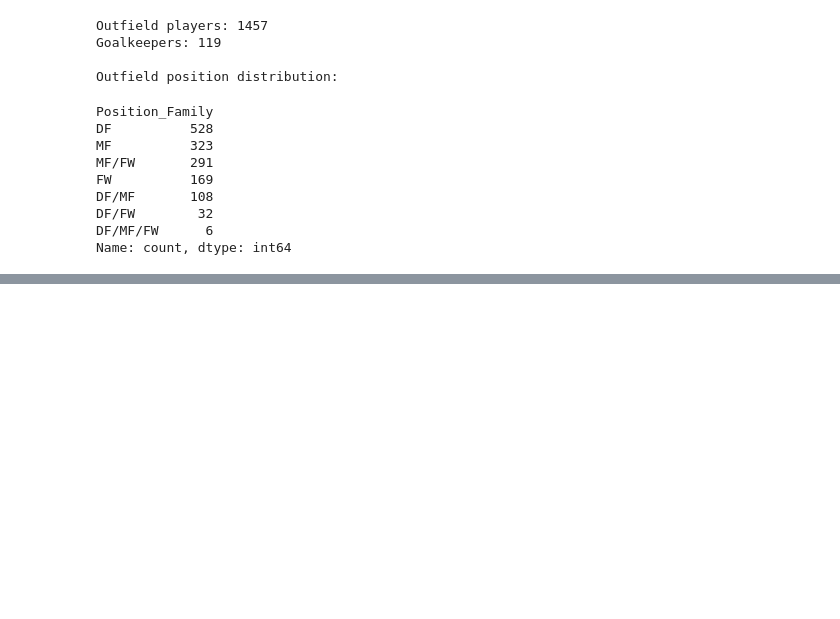
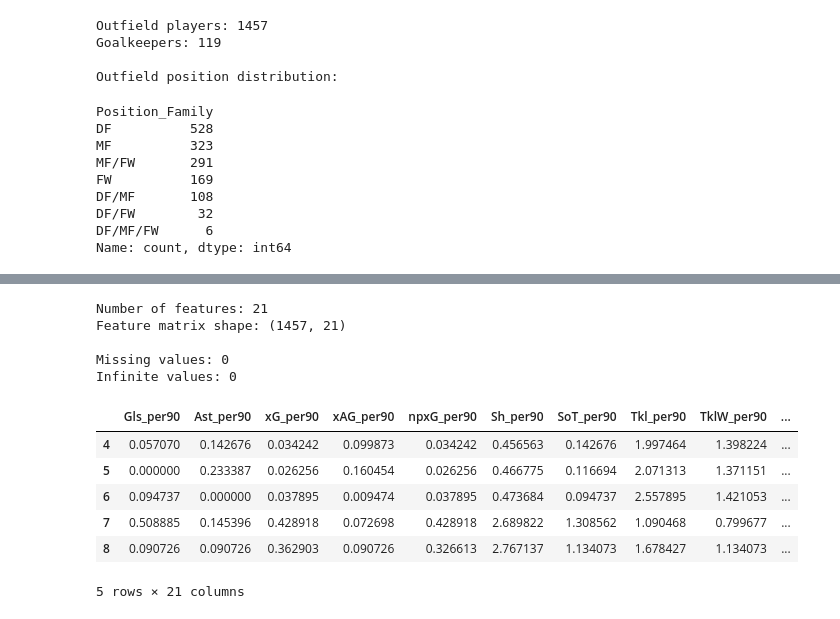
Before and after one commit to ApoorvaKharga/football-player-recommender, a Jupyter notebook: notebooks/01_dataset_audit.ipynb, the cells around one changed output, grey strips where cells are left out. Cells and saved outputs as stored; diff of their text form; code cells hidden in the pictures; blank space fills up the shorter version.

```diff
--- a/notebooks/01_dataset_audit.ipynb
+++ b/notebooks/01_dataset_audit.ipynb
@@ -4361,3 +4361,17 @@ DF/MF       108
 DF/FW        32
 DF/MF/FW      6
 Name: count, dtype: int64
+# %%
+df_outfield = df_features[
+    df_features["Position_Family"] != "GK"
+].copy()
+
+df_goalkeepers = df_features[
+    df_features["Position_Family"] == "GK"
+].copy()
+
+print("Outfield players:", len(df_outfield))
+print("Goalkeepers:", len(df_goalkeepers))
+
+print("\nOutfield position distribution:")
+display(df_outfield["Position_Family"].value_counts())
@@ -4363,0 +4392,27 @@ Name: count, dtype: int64
+# %%
+feature_columns = [
+    f"{feature}_per90" for feature in per90_features
+]
+
+X = df_outfield[feature_columns].copy()
+
+print("Number of features:", len(feature_columns))
+print("Feature matrix shape:", X.shape)
+
+print("\nMissing values:", X.isna().sum().sum())
+print("Infinite values:", np.isinf(X).sum().sum())
+
+display(X.head())
+# %% [output]
+Number of features: 21
+Feature matrix shape: (1457, 21)
+
+Missing values: 0
+Infinite values: 0
+|  | Gls_per90 | Ast_per90 | xG_per90 | xAG_per90 | npxG_per90 | Sh_per90 | SoT_per90 | Tkl_per90 | TklW_per90 | ... |
+| 4 | 0.057070 | 0.142676 | 0.034242 | 0.099873 | 0.034242 | 0.456563 | 0.142676 | 1.997464 | 1.398224 | ... |
+| 5 | 0.000000 | 0.233387 | 0.026256 | 0.160454 | 0.026256 | 0.466775 | 0.116694 | 2.071313 | 1.371151 | ... |
+| 6 | 0.094737 | 0.000000 | 0.037895 | 0.009474 | 0.037895 | 0.473684 | 0.094737 | 2.557895 | 1.421053 | ... |
+| 7 | 0.508885 | 0.145396 | 0.428918 | 0.072698 | 0.428918 | 2.689822 | 1.308562 | 1.090468 | 0.799677 | ... |
+| 8 | 0.090726 | 0.090726 | 0.362903 | 0.090726 | 0.326613 | 2.767137 | 1.134073 | 1.678427 | 1.134073 | ... |
+5 rows × 21 columns
```
Also changed, not shown: parts of 17 cells of this notebook.
